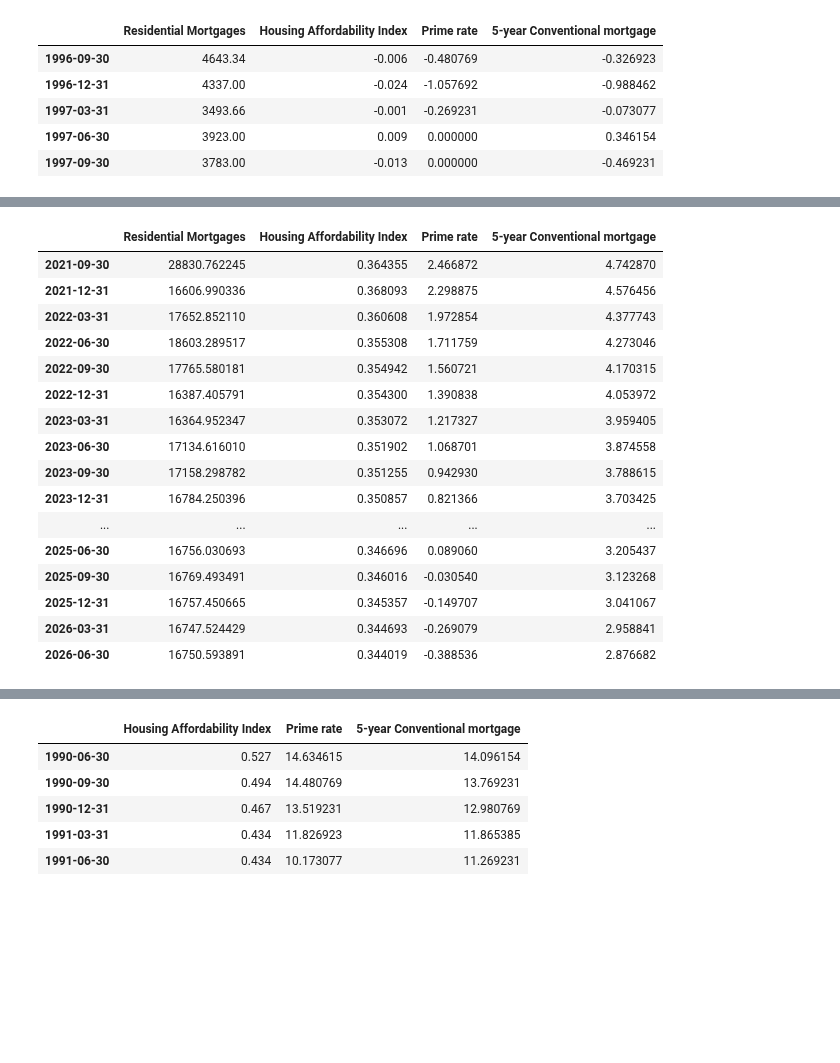
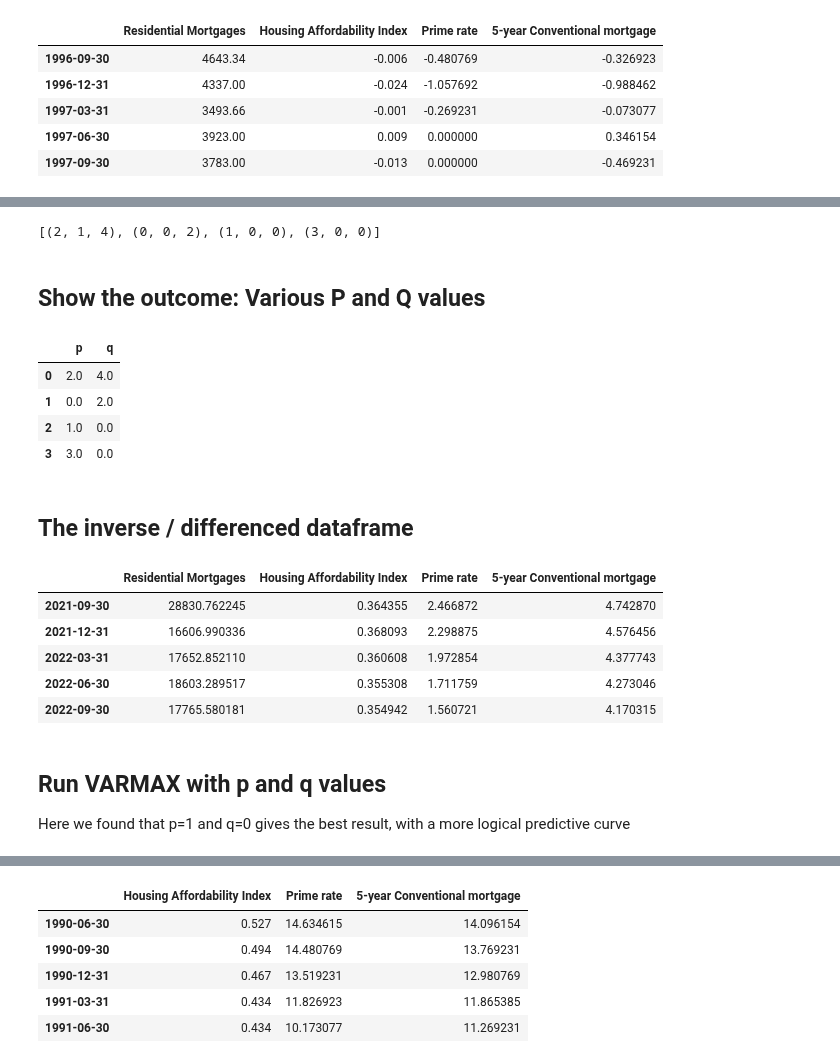
Before and after one commit to benjaminweymouth/Housing-Market-Forecasting-Time-Series-Analysis, a Jupyter notebook: Python Code/VARMAX with Auto Arima.ipynb, the cells around one changed output, grey strips where cells are left out. Saved outputs shown, nothing was run; the diff lists cells and outputs as text; code cells hidden in the pictures; blank space fills up the shorter version.

Commit message:
Commenting /sections VARMAX VAR

```diff
--- a/Python Code/VARMAX with Auto Arima.ipynb
+++ b/Python Code/VARMAX with Auto Arima.ipynb
@@ -747,29 +779,37 @@ Grid Search Started
 # %%
 #df_results_moni
+pq
+# %% [output]
+[(2, 1, 4), (0, 0, 2), (1, 0, 0), (3, 0, 0)]
+# %% [markdown]
+## Show the outcome: Various P and Q values
+# %%
+df_results_moni[['p', 'q']]
+# %% [output]
+|  | p | q |
+| 0 | 2.0 | 4.0 |
+| 1 | 0.0 | 2.0 |
+| 2 | 1.0 | 0.0 |
+| 3 | 3.0 | 0.0 |
 # %%
 # Housing_Rmse = np.sqrt(metrics.mean_squared_error(inv_res["Housing Affordability Index"], inv_res["Housing Affordability Index_1st_inv_diff"]))
 # Opensrmse
+# %% [markdown]
+## The inverse / differenced dataframe
 # %%
-inv_res
+inv_res.head()
 # %% [output]
 |  | Residential Mortgages | Housing Affordability Index | Prime rate | 5-year Conventional mortgage |
 | 2021-09-30 | 28830.762245 | 0.364355 | 2.466872 | 4.742870 |
 | 2021-12-31 | 16606.990336 | 0.368093 | 2.298875 | 4.576456 |
 | 2022-03-31 | 17652.852110 | 0.360608 | 1.972854 | 4.377743 |
 | 2022-06-30 | 18603.289517 | 0.355308 | 1.711759 | 4.273046 |
 | 2022-09-30 | 17765.580181 | 0.354942 | 1.560721 | 4.170315 |
-| 2022-12-31 | 16387.405791 | 0.354300 | 1.390838 | 4.053972 |
-| 2023-03-31 | 16364.952347 | 0.353072 | 1.217327 | 3.959405 |
-| 2023-06-30 | 17134.616010 | 0.351902 | 1.068701 | 3.874558 |
-| 2023-09-30 | 17158.298782 | 0.351255 | 0.942930 | 3.788615 |
-| 2023-12-31 | 16784.250396 | 0.350857 | 0.821366 | 3.703425 |
-| ... | ... | ... | ... | ... |
-| 2025-06-30 | 16756.030693 | 0.346696 | 0.089060 | 3.205437 |
-| 2025-09-30 | 16769.493491 | 0.346016 | -0.030540 | 3.123268 |
-| 2025-12-31 | 16757.450665 | 0.345357 | -0.149707 | 3.041067 |
-| 2026-03-31 | 16747.524429 | 0.344693 | -0.269079 | 2.958841 |
-| 2026-06-30 | 16750.593891 | 0.344019 | -0.388536 | 2.876682 |
 # %%
 #drop Residential Mortgages because it is non-stationary data
 # inv_res = inv_res.drop(columns=['Residential Mortgages', 'Residential Mortgages_1st_inv_diff'])
+# %% [markdown]
+## Run VARMAX with p and q values
+
+Here we found that p=1 and q=0 gives the best result, with a more logical predictive curve
 # %%
```
Also changed, not shown: parts of 39 cells of this notebook, 1 other file.
